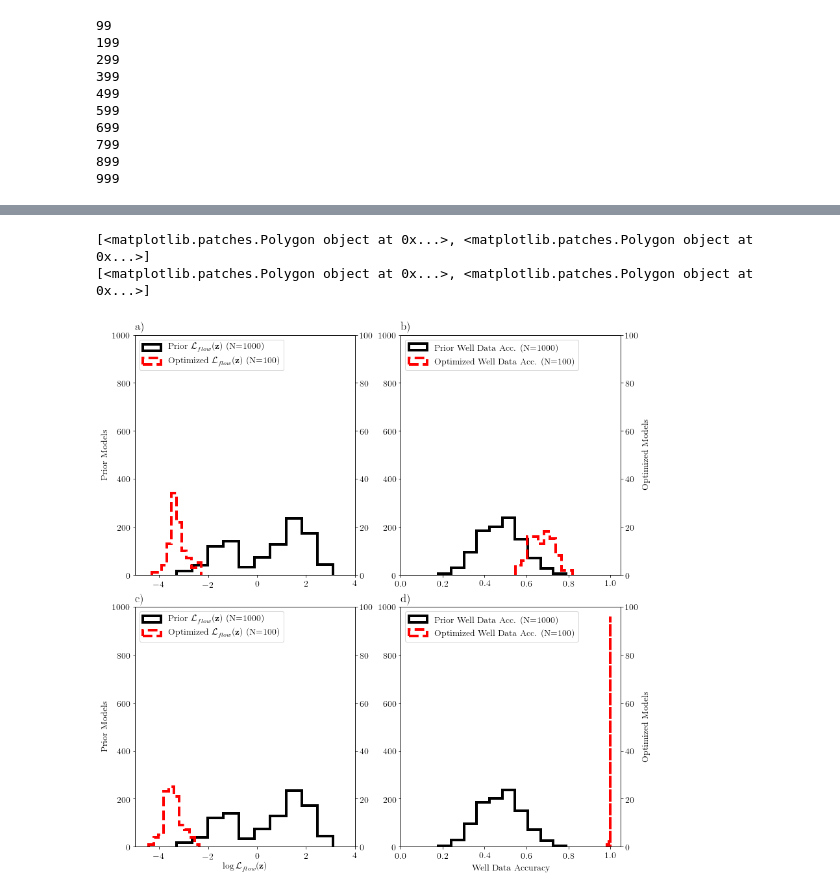
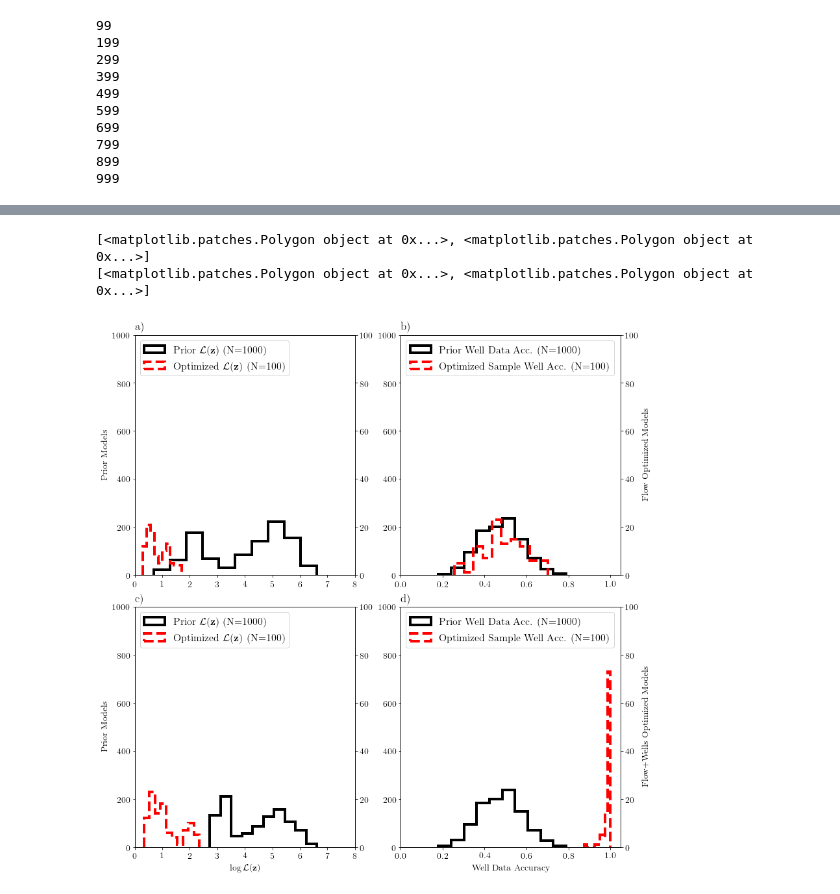
Before and after one commit to LukasMosser/DeepFlow, a Jupyter notebook: results/Error Analysis on computed models.ipynb, the cells around one changed output, grey strips where cells are left out. Drawn from its saved outputs; the diff is of its cells as text; code cells hidden in the pictures.

```diff
--- a/results/Error Analysis on computed models.ipynb
+++ b/results/Error Analysis on computed models.ipynb
@@ -19,5 +21,5 @@ from deepflow.plotting_utils import plot_misfit_histograms
 # %%
-plot = True
+plot = False
 working_dir = './results/runs/'
 perm = "low_perm"
 # %%
@@ -56,10 +60,10 @@ matplotlib.rcParams.update(params)
 # %%
-misfits = np.load("./results/misfits/low_perm/misfits_flow_adam_gauss.npy")
+misfits = np.load("./results/misfits/low_perm/misfits_flowwells_adam_gauss_bce.npy")
 
-fig, axarr = plt.subplots(1, 3, figsize=(6*3, 6))
-plot_misfit_histograms(axarr, misfits)
+fig, axarr = plt.subplots(1, 1, figsize=(6, 6))
+plot_misfit_histograms([axarr], misfits)
 fig.tight_layout()
 
 if plot:
-    plt.savefig("./results/figures/error_threshold_iterations_flow.png", dpi=300, bbox_inches="tight")
+    plt.savefig("./results/figures/error_threshold_iterations_flowwells.png", dpi=300, bbox_inches="tight")
 # %% [output]
@@ -67,9 +70,0 @@ if plot:
-# %%
-misfits = np.load("./results/misfits/low_perm/misfits_flowwells_adam_gauss.npy")
-
-fig, axarr = plt.subplots(1, 3, figsize=(6*3, 6))
-plot_misfit_histograms(axarr, misfits)
-fig.tight_layout()
-
-if plot:
-    plt.savefig("./results/figures/error_threshold_iterations_flowwells.png", dpi=300, bbox_inches="tight")
@@ -78,27 +100,33 @@ if plot:
 # %%
-misfits_flow = np.load("./results/misfits/low_perm/misfits_flow_adam_gauss.npy")
-misfits_flowwells = np.load("./results/misfits/low_perm/misfits_flowwells_adam_gauss.npy")
+misfits_flow = np.load("./results/misfits/low_perm/misfits_flow_adam_gauss_bce.npy")
+misfits_flowwells = np.load("./results/misfits/low_perm/misfits_flowwells_adam_gauss_bce.npy")
 
-f_error_flowwells = pd.DataFrame([m[:, 3] for m in misfits_flowwells]).min(axis=1)
-well_acc_flowwells = pd.DataFrame([m[:, 4] for m in misfits_flowwells]).max(axis=1)
+min_misfits_flow = extract_min_misfits(misfits_flow, -1)
+min_flow_idx = min_misfits_flow[:, 1].astype(int)
 
-f_error_flow = pd.DataFrame([m[:, 3] for m in misfits_flow]).min(axis=1)
-well_acc_flow = pd.DataFrame([m[:, 4] for m in misfits_flow]).max(axis=1)
+f_error_flow = np.array([m[idx, -1] for m, idx in zip(misfits_flow, min_flow_idx)])
+well_acc_flow = np.array([m[idx, 4] for m, idx in zip(misfits_flow, min_flow_idx)])
+
+min_misfits_flowwells = extract_min_misfits(misfits_flowwells, -1)
+min_flowwells_idx = min_misfits_flowwells[:, 1].astype(int)
+
+f_error_flowwells = np.array([m[idx, -1] for m, idx in zip(misfits_flowwells, min_flowwells_idx)])
+well_acc_flowwells = np.array([m[idx, 4] for m, idx in zip(misfits_flowwells, min_flowwells_idx)])
 
 fig, axarr = plt.subplots(2, 2, figsize=(12, 12))
 
 axarr = axarr.flatten()
 
 ax1 = axarr[0].twinx()
-h1 = axarr[0].hist(np.log10(unc_misfits[:, 0, 0, 0]),
-               histtype="step", color="black", linestyle="-", lw=4, label=r'Prior $\mathcal{L}_{flow}(\mathbf{z})$ (N=1000)')
-h2 = ax1.hist(np.log10(f_error_flow.values.flatten()),
-         histtype="step", color="red", linestyle="--", lw=4, label=r'Optimized $\mathcal{L}_{flow}(\mathbf{z})$ (N=100)')
+h1 = axarr[0].hist(np.log10(unc_misfits[:, 0, 0, 0]-logprobs_initial),
+               histtype="step", color="black", linestyle="-", lw=4, label=r'Prior $\mathcal{L}(\mathbf{z})$ (N=1000)')
+h2 = ax1.hist(np.log10(f_error_flow.flatten()),
+         histtype="step", color="red", linestyle="--", lw=4, label=r'Optimized $\mathcal{L}(\mathbf{z})$ (N=100)')
 
 axarr[0].set_ylim(0, 1000)
-axarr[0].set_xlim(-5, 4)
+axarr[0].set_xlim(0, 8)
 ax1.set_ylim(0, 100)
-ax1.set_xlim(-5, 4)
+ax1.set_xlim(0, 8)
 
 # added these three lines
 m=2
@@ -106,13 +134,13 @@ lns = list(h1[m])+list(h2[m])
 print(lns)
 
 labs = [l.get_label() for l in lns]
-ax1.legend(lns, labs, fontsize=14, loc=2)
+ax1.legend(lns, labs, fontsize=16, loc=2)
 
 ax2 = axarr[1].twinx()
 h3 = axarr[1].hist(unc_misfits[:, 0, 0, 2],
                histtype="step", color="black", linestyle="-", lw=4, label=r'Prior Well Data Acc. (N=1000)')
-h4= ax2.hist(well_acc_flow.values.flatten(),
-         histtype="step", color="red", linestyle="--", lw=4, label=r'Optimized Well Data Acc. (N=100)')
+h4= ax2.hist(well_acc_flow.flatten(),
+         histtype="step", color="red", linestyle="--", lw=4, label=r'Optimized Sample Well Acc. (N=100)')
 
 axarr[1].set_ylim(0, 1000)
 axarr[1].set_xlim(0, 1)
@@ -121,58 +149,58 @@ ax2.set_xlim(0, 1.05)
 
 lns = list(h3[m])+list(h4[m])
 labs = [l.get_label() for l in lns]
-ax2.legend(lns, labs, fontsize=14, loc=2)
+ax2.legend(lns, labs, fontsize=16, loc=2)
 
 
 ax3 = axarr[2].twinx()
-h5 = axarr[2].hist(np.log10(unc_misfits[:, 0, 0, 0]),
-               histtype="step", color="black", linestyle="-", lw=4, label=r'Prior $\mathcal{L}_{flow}(\mathbf{z})$ (N=1000)')
-h6 = ax3.hist(np.log10(f_error_flowwells.values.flatten()),
-         histtype="step", color="red", linestyle="--", lw=4, label=r'Optimized $\mathcal{L}_{flow}(\mathbf{z})$ (N=100)')
+h5 = axarr[2].hist(np.log10(unc_misfits[:, 0, 0, 0]+unc_misfits[:, 0, 0, 1]-logprobs_initial),
+               histtype="step", color="black", linestyle="-", lw=4, label=r'Prior $\mathcal{L}(\mathbf{z})$ (N=1000)')
+h6 = ax3.hist(np.log10(f_error_flowwells.flatten()),
+         histtype="step", color="red", linestyle="--", lw=4, label=r'Optimized $\mathcal{L}(\mathbf{z})$ (N=100)')
 
 axarr[2].set_ylim(0, 1000)
-axarr[2].set_xlim(-4, 4)
+axarr[2].set_xlim(0, 8)
 ax3.set_ylim(0, 100)
-ax3.set_xlim(-5, 4)
+ax3.set_xlim(0, 8)
 
 lns = list(h5[m])+list(h6[m])
 print(lns)
 
 labs = [l.get_label() for l in lns]
-ax3.legend(lns, labs, fontsize=14, loc=2)
+ax3.legend(lns, labs, fontsize=16, loc=2)
 
 ax4 = axarr[3].twinx()
 h7 = axarr[3].hist(unc_misfits[:, 0, 0, 2],
                histtype="step", color="black", linestyle="-", lw=4, label=r'Prior Well Data Acc. (N=1000)')
-h8 = ax4.hist(well_acc_flowwells.values.flatten(),
-         histtype="step", color="red", linestyle="--", lw=4, label=r'Optimized Well Data Acc. (N=100)')
+h8 = ax4.hist(well_acc_flowwells.flatten(),
+         histtype="step", color="red", linestyle="--", lw=4, label=r'Optimized Sample Well Acc. (N=100)')
 
 axarr[3].set_ylim(0, 1000)
 axarr[3].set_xlim(0, 1)
 ax4.set_ylim(0, 100)
 ax4.set_xlim(0, 1.05)
 
 lns = list(h7[m])+list(h8[m])
 labs = [l.get_label() for l in lns]
-ax4.legend(lns, labs, fontsize=14, loc=2)
+ax4.legend(lns, labs, fontsize=16, loc=2)
 
 axarr[0].set_ylabel("Prior Models", fontsize=14)
-ax2.set_ylabel("Optimized Models", fontsize=14)
+ax2.set_ylabel("Flow Optimized Models", fontsize=14)
 
-axarr[2].set_xlabel(r"$\log{\mathcal{L}_{flow}(\mathbf{z})}$", fontsize=14)
+axarr[2].set_xlabel(r"$\log{\mathcal{L}(\mathbf{z})}$", fontsize=14)
 axarr[2].set_ylabel("Prior Models", fontsize=14)
 
-ax4.set_ylabel("Optimized Models", fontsize=14)
+ax4.set_ylabel("Flow+Wells Optimized Models", fontsize=14)
 axarr[3].set_xlabel(r"Well Data Accuracy", fontsize=14)
 
-for ax, label, left in zip([ax1, ax2, ax3, ax4], ["a)", "b)", "c)", "d)"], [-5, -0.00, -5, -0.00]):
+for ax, label, left in zip([ax1, ax2, ax3, ax4], ["a)", "b)", "c)", "d)"], [-0.00, -0.00, -0.00, -0.00]):
     ax.text(left, 102, label, fontsize=18)
 
 fig.tight_layout()
 
 if plot:
     plt.savefig("./results/figures/histogram_comparisons_prior_optimized.png", dpi=300, bbox_inches="tight")
 # %% [output]
 [<matplotlib.patches.Polygon object at 0x...>, <matplotlib.patches.Polygon object at 0x...>]
 [<matplotlib.patches.Polygon object at 0x...>, <matplotlib.patches.Polygon object at 0x...>]
-[figure, old version]
+[figure, new version]
```
Also changed, not shown: parts of 9 cells of this notebook, 17 other files.
